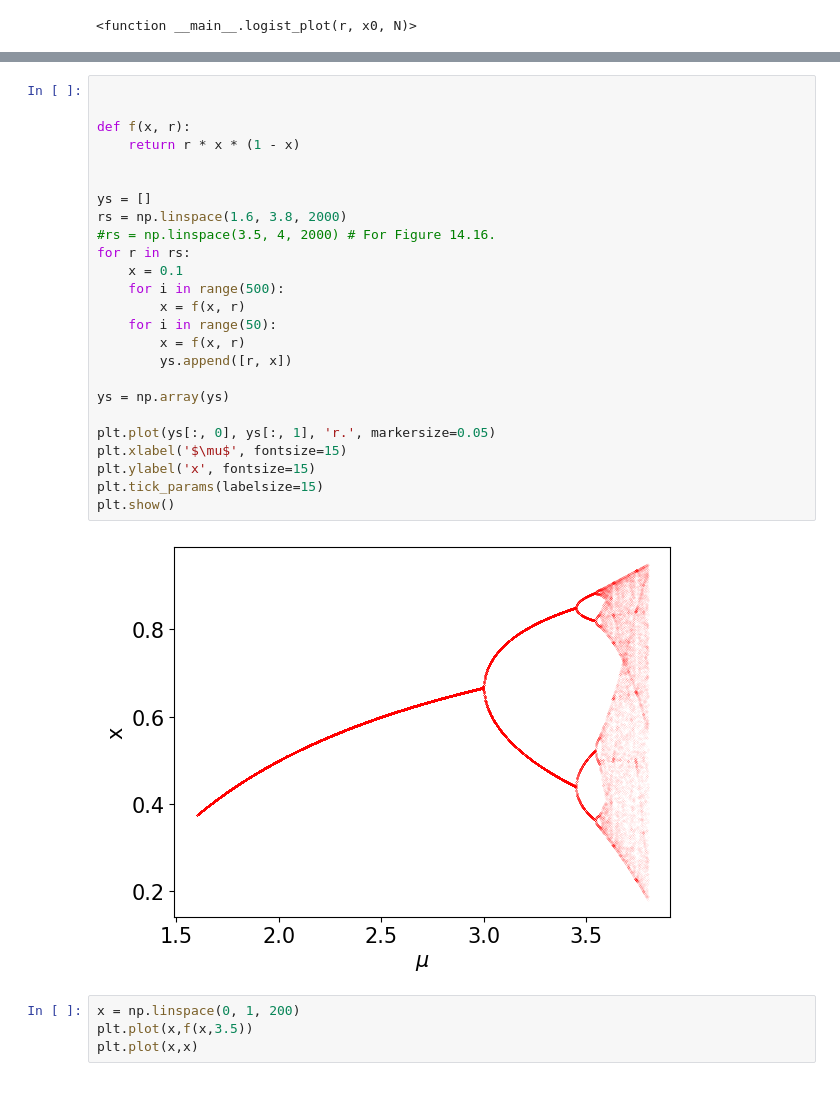
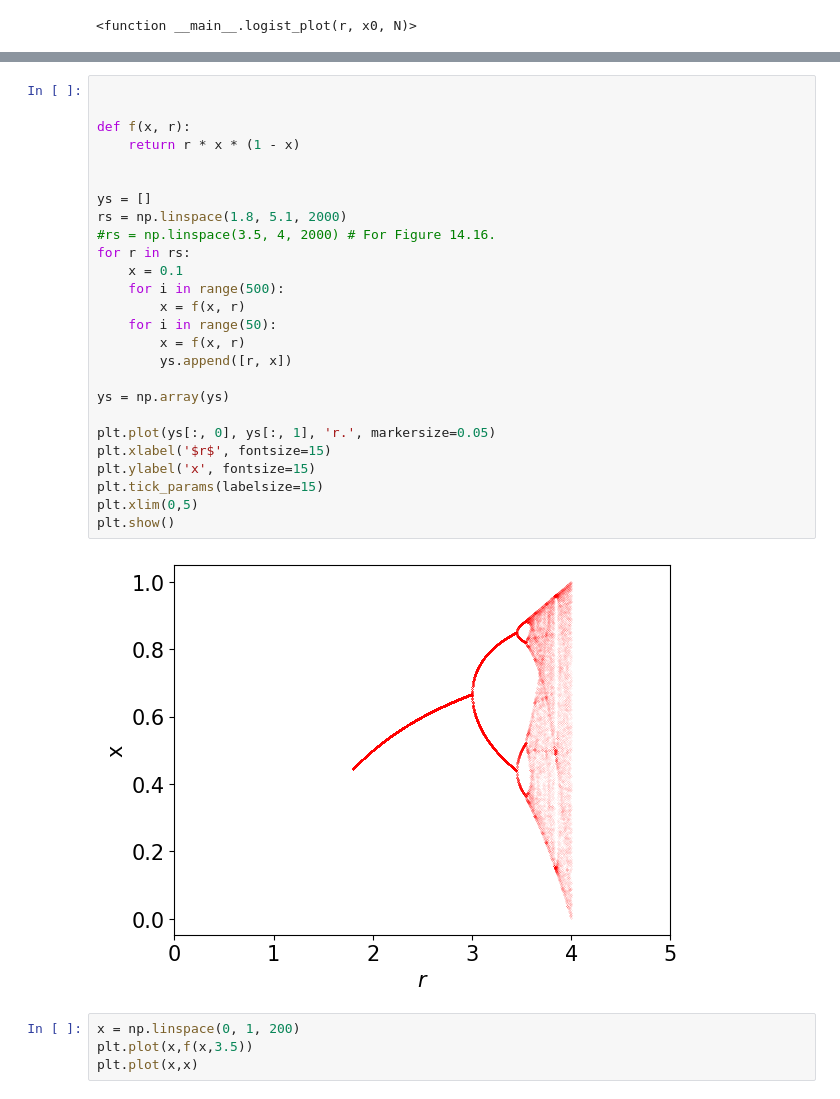
Before and after one commit to galendal/MAT230git, a Jupyter notebook: logistic_map.ipynb, the cells around one changed output, grey strips where cells are left out. Saved outputs shown, nothing was run; the diff lists cells and outputs as text.

```diff
--- a/logistic_map.ipynb
+++ b/logistic_map.ipynb
@@ -101,30 +107,31 @@ logist_plot(3.45,0.5,20)
 # %%
 
 
 def f(x, r):
     return r * x * (1 - x)
 
 
 ys = []
-rs = np.linspace(1.6, 3.8, 2000)
+rs = np.linspace(1.8, 5.1, 2000)
 #rs = np.linspace(3.5, 4, 2000) # For Figure 14.16.
 for r in rs:
     x = 0.1
     for i in range(500):
         x = f(x, r)
     for i in range(50):
         x = f(x, r)
         ys.append([r, x])
 
 ys = np.array(ys)
 
 plt.plot(ys[:, 0], ys[:, 1], 'r.', markersize=0.05)
-plt.xlabel('$\mu$', fontsize=15)
+plt.xlabel('$r$', fontsize=15)
 plt.ylabel('x', fontsize=15)
 plt.tick_params(labelsize=15)
+plt.xlim(0,5)
 plt.show()
 # %% [output]
-[figure, old version]
+[figure, new version]
 # %%
 x = np.linspace(0, 1, 200)
 plt.plot(x,f(x,3.5))
```
Also changed, not shown: parts of 3 cells of this notebook, 9 other files.
